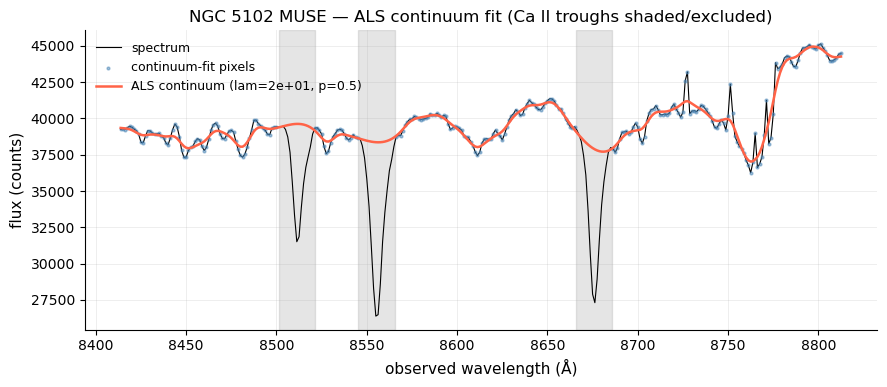
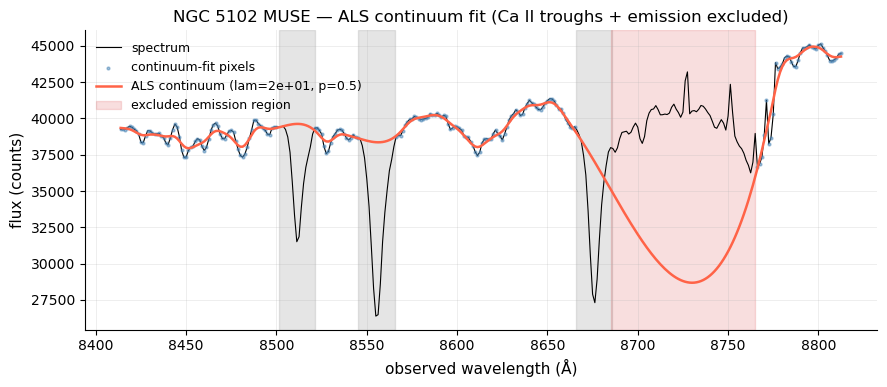
The notebook cell's code change between the first figure and the second:
--- before
+++ after
@@ -12,8 +12,13 @@
 for c in caii_centers_obs:
     ax.axvspan(c - CAII_HALF_WIDTH_A, c + CAII_HALF_WIDTH_A, color='grey', alpha=0.2, zorder=0)
+for c in emission_centers_obs:
+    ax.axvspan(c - EMISSION_HALF_WIDTH_A, c + EMISSION_HALF_WIDTH_A, color='tab:red', alpha=0.15, zorder=0,
+               label='excluded emission region')
 ax.set_xlabel('observed wavelength (Å)')
 ax.set_ylabel('flux (counts)')
-ax.set_title('NGC 5102 MUSE — ALS continuum fit (Ca II troughs shaded/excluded)')
-ax.legend(fontsize=9, framealpha=1.0, facecolor='white')
+ax.set_title('NGC 5102 MUSE — ALS continuum fit (Ca II troughs + emission excluded)')
+handles, labels = ax.get_legend_handles_labels()
+by_label = dict(zip(labels, handles))
+ax.legend(by_label.values(), by_label.keys(), fontsize=9, framealpha=1.0, facecolor='white')
 plt.tight_layout()
 plt.show()

Commit: Checkpoint 0: baseline before autonomous high-sigma LOSVD stress-test session